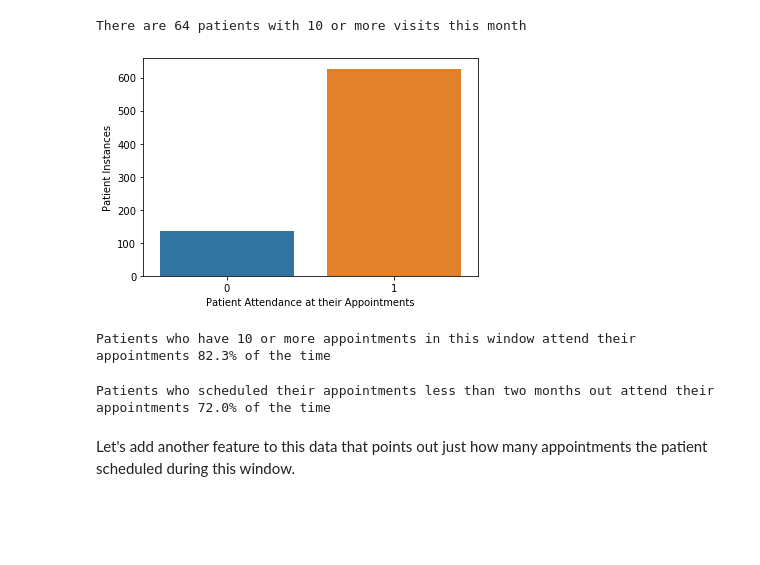
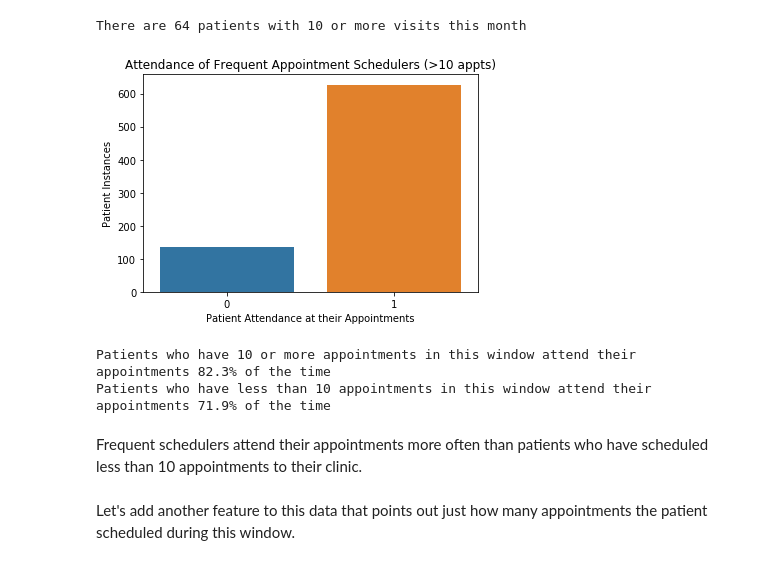
Before and after one commit to JordanPhilipMeyer/PatientNoShow, a Jupyter notebook: PredictNoShow-Copy1.ipynb, the cells around one changed output. Cells and saved outputs as stored; diff of their text form; code cells hidden in the pictures; blank space fills up the shorter version.

```diff
--- a/PredictNoShow-Copy1.ipynb
+++ b/PredictNoShow-Copy1.ipynb
@@ -423,0 +417,4 @@ People who made appointments THAT day were very likely to show up (~95%). Maybe
+# %%
+print("There are",df[df.WaitFromScheduledDate >125].shape[0], "instances in the data of patients who scheduled their appointment over 125 days out.")
+df = df[df.WaitFromScheduledDate <=125]
+#Eliminate the records of patients waiting more than 125 days
@@ -569,18 +559,19 @@ SIndex=ScheduledAppointmentFrequencies[ScheduledAppointmentFrequencies>=10].inde
 # %%
 groups = df[df.PatientId.isin(list(SIndex))].groupby(['Attendance'])
 gps = groups.size()
 ax = sns.barplot(x=gps.index.tolist(), y=gps.values)
 plt.ylabel('Patient Instances')
 plt.xlabel('Patient Attendance at their Appointments')
+plt.title('Attendance of Frequent Appointment Schedulers (>10 appts)')
 plt.show()
 print("Patients who have 10 or more appointments in this window attend their appointments", "{:.1%}".format(df[df.PatientId.isin(list(SIndex))].Attendance.mean()), "of the time")
+print("Patients who have less than 10 appointments in this window attend their appointments", "{:.1%}".format(df[-df.PatientId.isin(list(SIndex))].Attendance.mean()), "of the time")
 # %% [output]
-[figure, old version]
+[figure, new version]
 Patients who have 10 or more appointments in this window attend their appointments 82.3% of the time
+Patients who have less than 10 appointments in this window attend their appointments 71.9% of the time
-# %%
-print("Patients who scheduled their appointments less than two months out attend their appointments", "{:.1%}".format(df.Attendance.mean()), "of the time")
-# %% [output]
-Patients who scheduled their appointments less than two months out attend their appointments 72.0% of the time
+# %% [markdown]
+Frequent schedulers attend their appointments more often than patients who have scheduled less than 10 appointments to their clinic.
 # %% [markdown]
 Let's add another feature to this data that points out just how many appointments the patient scheduled during this window.
 # %%
```
Also changed, not shown: parts of 200 cells of this notebook.
